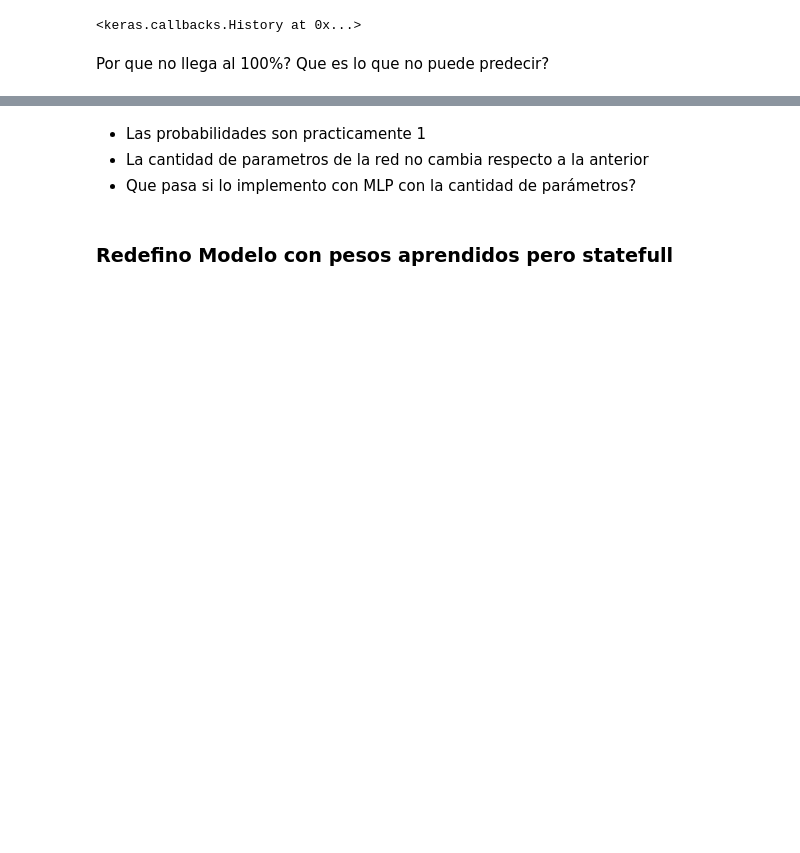
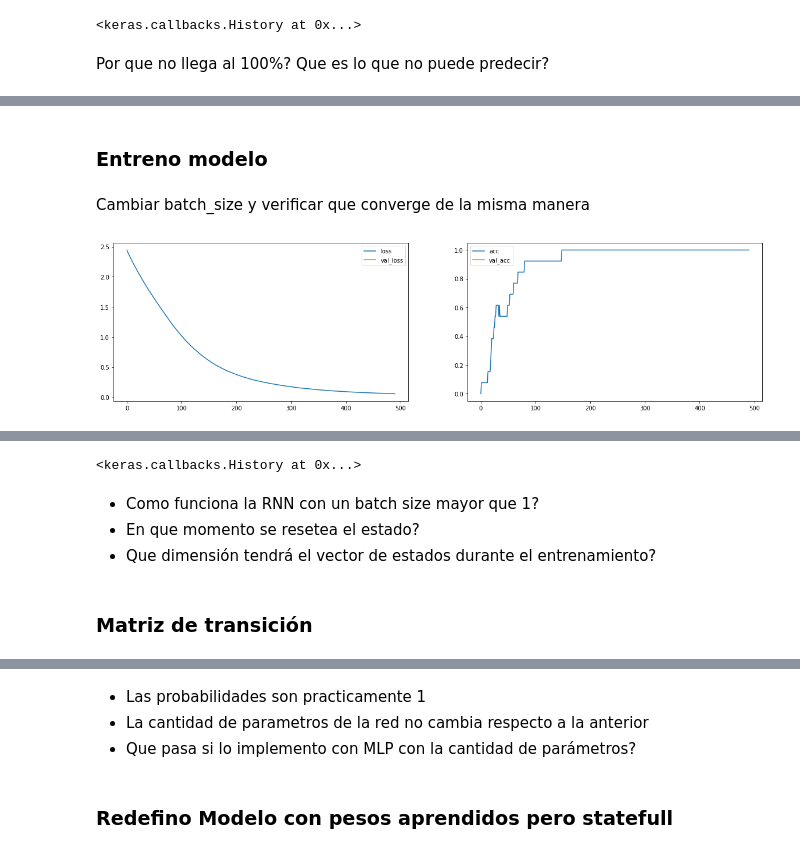
Before and after one commit to lab-ml-itba/12-RNN, a Jupyter notebook: 2_Toy_example.ipynb, the cells around one changed output, grey strips where cells are left out. Drawn from its saved outputs; the diff is of its cells as text; code cells hidden in the pictures; blank space fills up the shorter version.

```diff
--- a/2_Toy_example.ipynb
+++ b/2_Toy_example.ipynb
@@ -297,0 +465,7 @@ LL [ 0.0060816   0.002143    0.00397838  0.98779696] O
+# %%
+window_size = 3
+x_3_t, y_3_t = window_transform_text(text, window_size, step_size)
+for i, te in enumerate(x_3_t):
+    print(te, '->' ,y_3_t[i])
+#print(x_2_t, y_2_t)
+X_3, y_3 = encode_io_pairs(text, chars, window_size, step_size)
@@ -297,0 +488,5 @@ LL [ 0.0060816   0.002143    0.00397838  0.98779696] O
+# %%
+model_3 = Sequential()
+model_3.add(SimpleRNN(10, input_shape=(window_size,len(chars))))
+model_3.add(Dense(len(chars), activation="softmax"))
+model_3.summary()
@@ -297,0 +505,10 @@ LL [ 0.0060816   0.002143    0.00397838  0.98779696] O
+# %% [markdown]
+### Entreno modelo
+# %% [markdown]
+Cambiar batch_size y verificar que converge de la misma manera
+# %%
+model_3.compile(optimizer='adam', loss='categorical_crossentropy', metrics=['accuracy'])
+plot_losses = PlotLosses(plot_interval=10, evaluate_interval=None)
+model_3.fit(X_3,y_3, epochs=500, batch_size=4, verbose=1, callbacks=[plot_losses])
+# %% [output]
+[figure, added]
@@ -297,0 +534,7 @@ LL [ 0.0060816   0.002143    0.00397838  0.98779696] O
+<keras.callbacks.History at 0x...>
+# %% [markdown]
+- Como funciona la RNN con un batch size mayor que 1?
+- En que momento se resetea el estado?
+- Que dimensión tendrá el vector de estados durante el entrenamiento?
+# %% [markdown]
+### Matriz de transición
```
Also changed, not shown: parts of 163 cells of this notebook, 16 other files.
